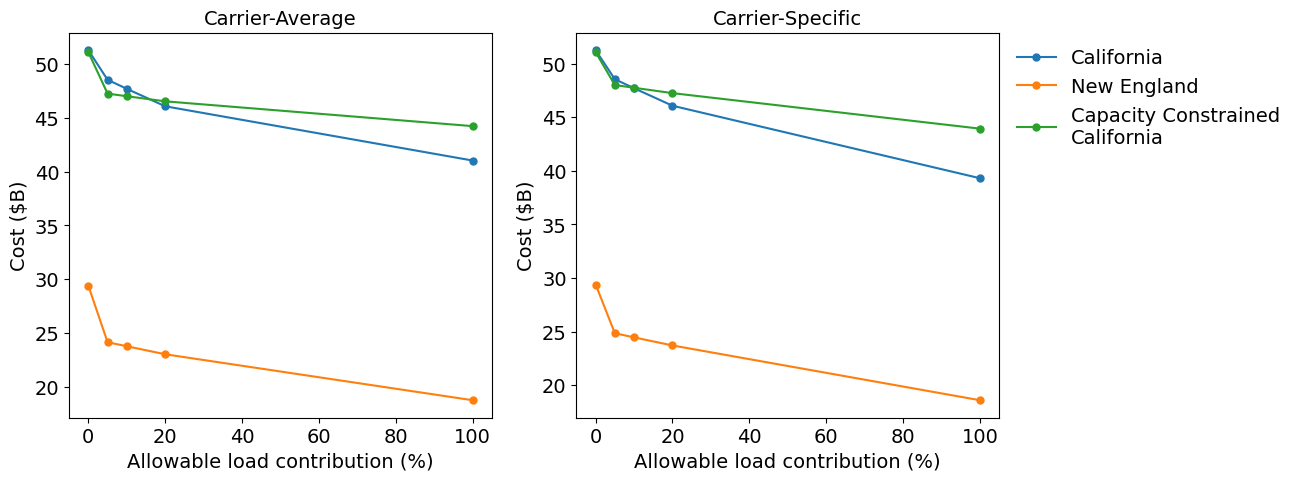
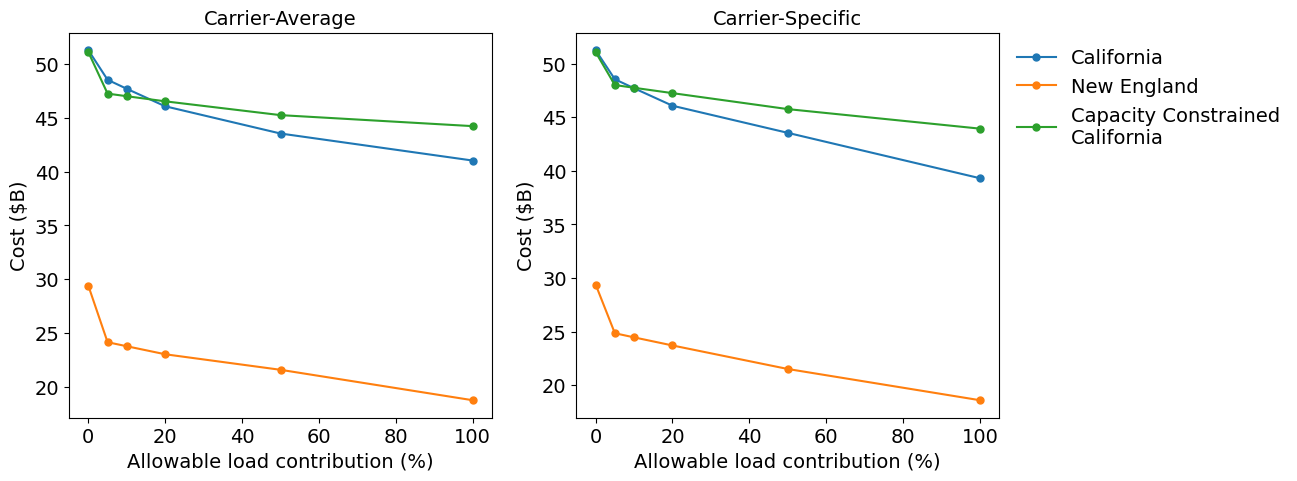
The notebook cell's code change between the first figure and the second:
--- before
+++ after
@@ -1 +1,4 @@
-plot_sensitivities("cost", "objective_adj", scaler = OBJ_COST_SCALER, ylabel="Cost ($B)")
+fig, _ = plot_sensitivities("cost", "objective_adj", scaler = OBJ_COST_SCALER, ylabel="Cost ($B)")
+save_f = Path(FIGURES_BASE, "cost.png")
+save_f.parent.mkdir(parents=True, exist_ok=True)
+fig.savefig(save_f, dpi=300, bbox_inches="tight")

Commit: sa fix